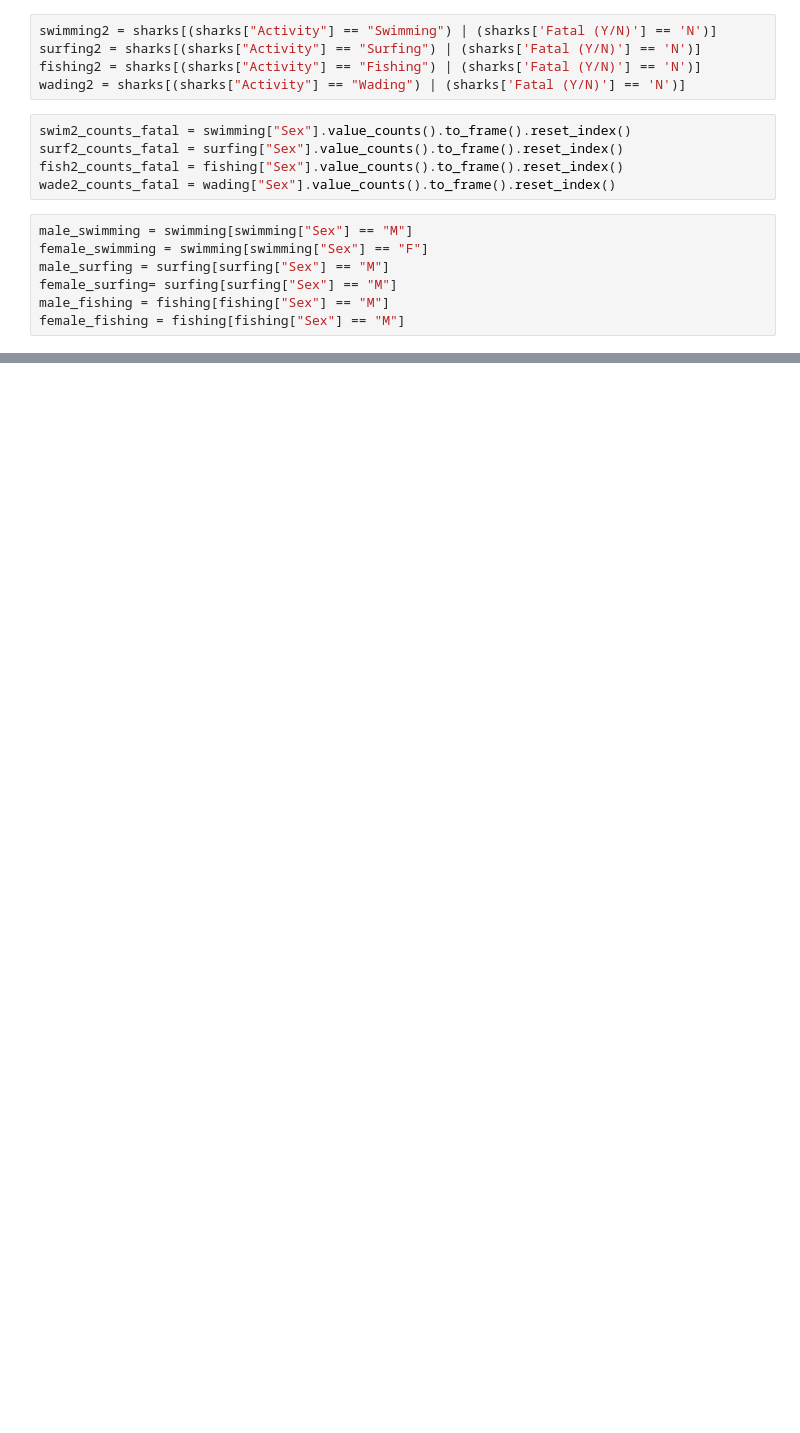
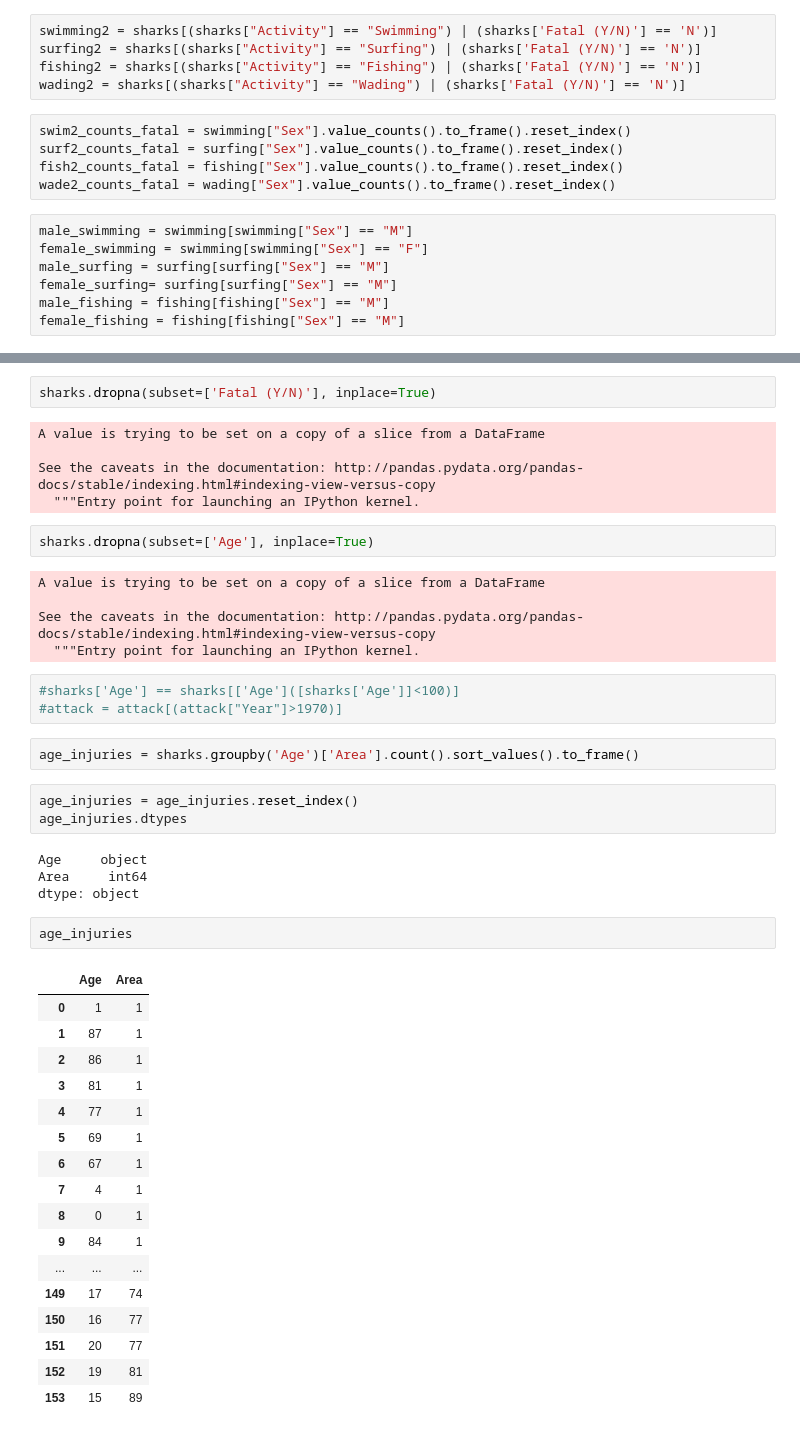
Before and after one commit to Dgorgs/studio-projects, a Jupyter notebook: code/project_shark/Projekt1_sharks.ipynb, the cells around one changed output, grey strips where cells are left out. Saved outputs shown, nothing was run; the diff lists cells and outputs as text; blank space fills up the shorter version.

```diff
--- a/code/project_shark/Projekt1_sharks.ipynb
+++ b/code/project_shark/Projekt1_sharks.ipynb
@@ -371,0 +1447,46 @@ interested.groupby('Activity')['Sex'].value_counts().unstack().plot(kind='bar',
+# %%
+sharks.dropna(subset=['Fatal (Y/N)'], inplace=True)
+# %% [output]
+A value is trying to be set on a copy of a slice from a DataFrame
+
+See the caveats in the documentation: http://pandas.pydata.org/pandas-docs/stable/indexing.html#indexing-view-versus-copy
+  """Entry point for launching an IPython kernel.
+# %%
+sharks.dropna(subset=['Age'], inplace=True)
+# %% [output]
+A value is trying to be set on a copy of a slice from a DataFrame
+
+See the caveats in the documentation: http://pandas.pydata.org/pandas-docs/stable/indexing.html#indexing-view-versus-copy
+  """Entry point for launching an IPython kernel.
+# %%
+#sharks['Age'] == sharks[['Age']([sharks['Age']]<100)]
+#attack = attack[(attack["Year"]>1970)]
+# %%
+age_injuries = sharks.groupby('Age')['Area'].count().sort_values().to_frame()
+# %%
+age_injuries = age_injuries.reset_index()
+age_injuries.dtypes
+# %% [output]
+Age     object
+Area     int64
+dtype: object
+# %%
+age_injuries
+# %% [output]
+|  | Age | Area |
+| 0 | 1 | 1 |
+| 1 | 87 | 1 |
+| 2 | 86 | 1 |
+| 3 | 81 | 1 |
+| 4 | 77 | 1 |
+| 5 | 69 | 1 |
+| 6 | 67 | 1 |
+| 7 | 4 | 1 |
+| 8 | 0 | 1 |
+| 9 | 84 | 1 |
+| ... | ... | ... |
+| 149 | 17 | 74 |
+| 150 | 16 | 77 |
+| 151 | 20 | 77 |
+| 152 | 19 | 81 |
+| 153 | 15 | 89 |
```
Also changed, not shown: parts of 60 cells of this notebook, 2 other files.
